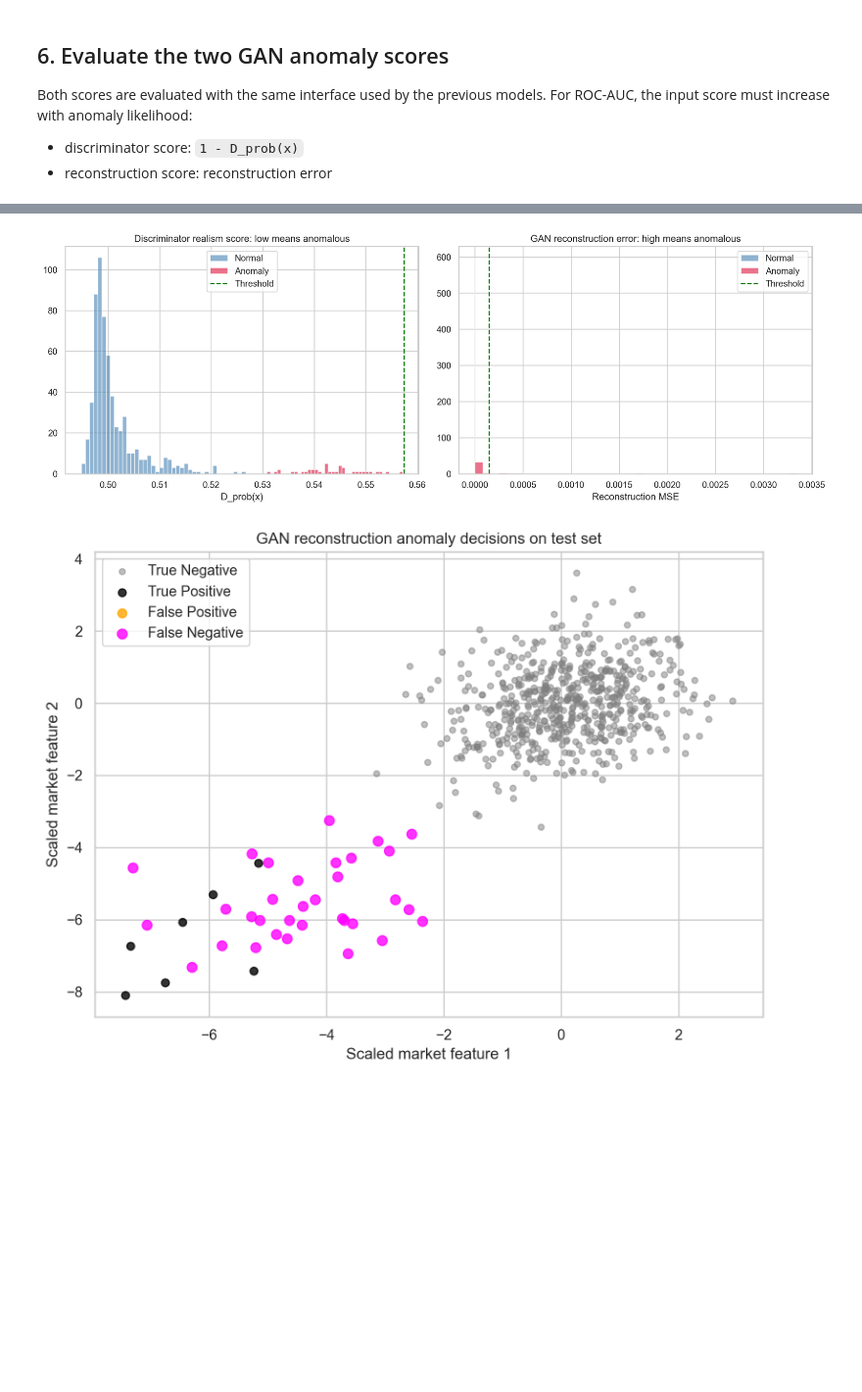
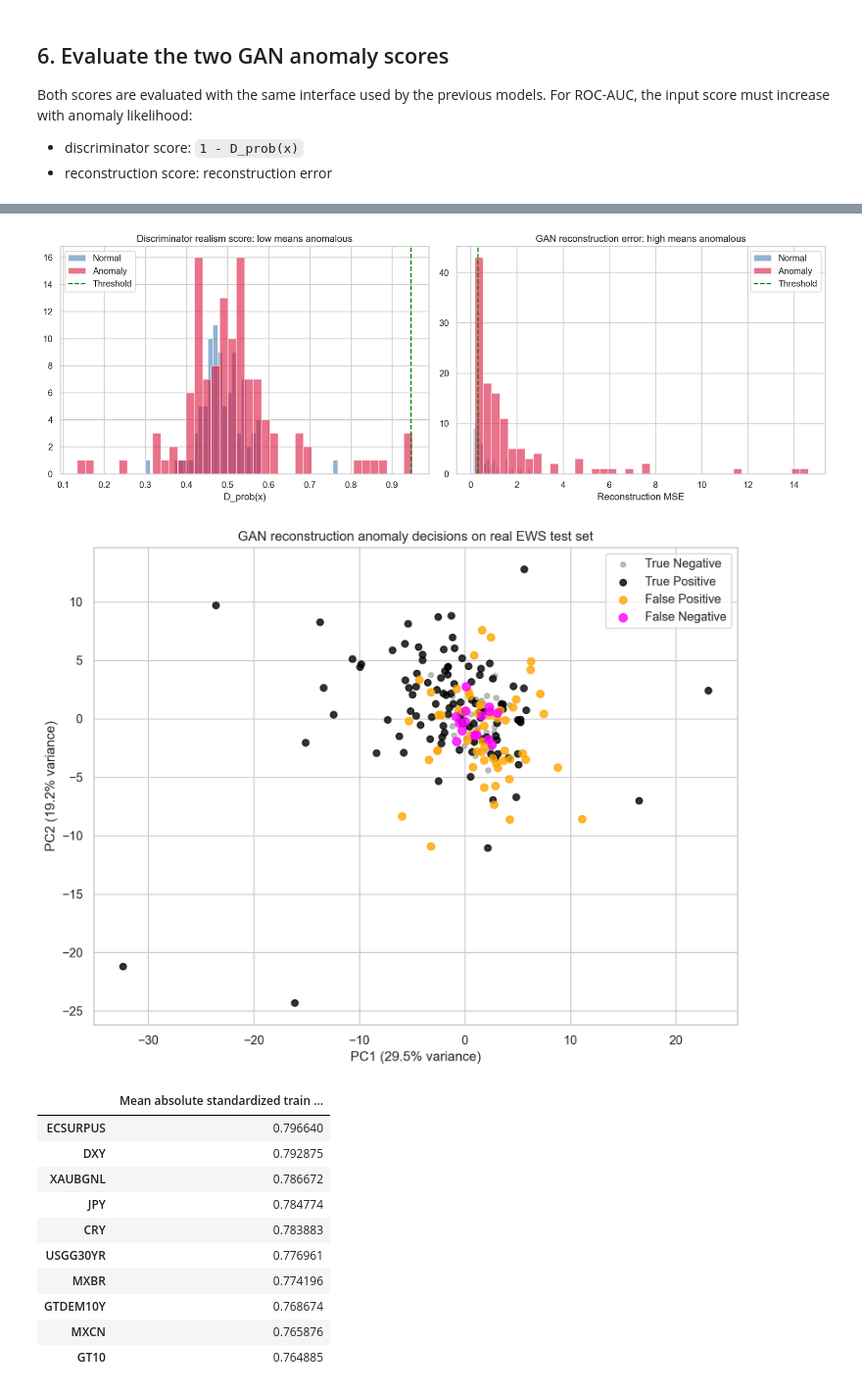
Before and after one commit to Peng-Rao/Fintech, a Jupyter notebook: BC4/GANAnomalyDetectionPoliMI.ipynb, the cells around one changed output, grey strips where cells are left out. Shown at 98% size. Drawn from its saved outputs; the diff is of its cells as text; code cells hidden in the pictures; blank space fills up the shorter version.

Commit message:
feat(bc4): train GAN notebook on real dataset

```diff
--- a/BC4/GANAnomalyDetectionPoliMI.ipynb
+++ b/BC4/GANAnomalyDetectionPoliMI.ipynb
@@ -129,21 +210,23 @@ The generator maps a latent noise vector `z` into a synthetic normal market samp
 # %%
 # GAN architecture
 input_dim = X_train.shape[1]
-latent_dim = 8
-hidden_dim = 32
-batch_size = 128
+latent_dim = min(16, max(4, input_dim // 4))
+hidden_dim = min(128, max(32, input_dim * 2))
+batch_size = min(128, max(16, len(X_train) // 10))
 
 train_tensor = torch.tensor(X_train, dtype=torch.float32)
 train_loader = DataLoader(TensorDataset(train_tensor), batch_size=batch_size, shuffle=True)
 
 class Generator(nn.Module):
-    def __init__(self, latent_dim: int, output_dim: int, hidden_dim: int = 32):
+    def __init__(self, latent_dim: int, output_dim: int, hidden_dim: int = 64):
         super().__init__()
         self.net = nn.Sequential(
             nn.Linear(latent_dim, hidden_dim),
             nn.LeakyReLU(0.2),
+            nn.BatchNorm1d(hidden_dim),
             nn.Linear(hidden_dim, hidden_dim),
             nn.LeakyReLU(0.2),
+            nn.BatchNorm1d(hidden_dim),
             nn.Linear(hidden_dim, output_dim),
         )
 
@@ -151,15 +234,15 @@ class Generator(nn.Module):
         return self.net(z)
 
 class Discriminator(nn.Module):
-    def __init__(self, input_dim: int, hidden_dim: int = 32):
+    def __init__(self, input_dim: int, hidden_dim: int = 64):
         super().__init__()
         self.net = nn.Sequential(
             nn.Linear(input_dim, hidden_dim),
             nn.LeakyReLU(0.2),
-            nn.Dropout(0.1),
+            nn.Dropout(0.2),
             nn.Linear(hidden_dim, hidden_dim),
             nn.LeakyReLU(0.2),
-            nn.Dropout(0.1),
+            nn.Dropout(0.2),
             nn.Linear(hidden_dim, 1),
         )
 
@@ -173,5 +256,9 @@ criterion = nn.BCEWithLogitsLoss()
 g_optimizer = optim.Adam(G.parameters(), lr=1e-3, betas=(0.5, 0.999))
 d_optimizer = optim.Adam(D.parameters(), lr=1e-3, betas=(0.5, 0.999))
 
+print(f"Input dimension: {input_dim}")
+print(f"Latent dimension: {latent_dim}")
+print(f"Hidden dimension: {hidden_dim}")
+print(f"Batch size: {batch_size}")
 G, D
 # %% [output]
@@ -480,43 +568,60 @@ The score distribution shows whether anomalies are separated from normal observa
 # %%
 fig, axes = plt.subplots(1, 2, figsize=(14, 5))
 
 axes[0].hist(test_realism[y_test == 0], bins=40, alpha=0.6, label="Normal", color="steelblue")
 axes[0].hist(test_realism[y_test == 1], bins=40, alpha=0.6, label="Anomaly", color="crimson")
 axes[0].axvline(realism_threshold["epsilon"], color="green", linestyle="--", label="Threshold")
 axes[0].set_title("Discriminator realism score: low means anomalous")
 axes[0].set_xlabel("D_prob(x)")
 axes[0].legend()
 
 axes[1].hist(test_reconstruction_error[y_test == 0], bins=40, alpha=0.6, label="Normal", color="steelblue")
 axes[1].hist(test_reconstruction_error[y_test == 1], bins=40, alpha=0.6, label="Anomaly", color="crimson")
 axes[1].axvline(reconstruction_threshold["epsilon"], color="green", linestyle="--", label="Threshold")
 axes[1].set_title("GAN reconstruction error: high means anomalous")
 axes[1].set_xlabel("Reconstruction MSE")
 axes[1].legend()
 
 plt.tight_layout()
 plt.show()
 
-plt.figure(figsize=(8, 6))
-plt.scatter(X_test[(y_test == 0) & (y_pred_reconstruction == 0), 0],
-            X_test[(y_test == 0) & (y_pred_reconstruction == 0), 1],
+pca = PCA(n_components=2, random_state=SEED)
+X_test_pca = pca.fit_transform(X_test)
+
+plt.figure(figsize=(9, 7))
+plt.scatter(X_test_pca[(y_test == 0) & (y_pred_reconstruction == 0), 0],
+            X_test_pca[(y_test == 0) & (y_pred_reconstruction == 0), 1],
             c="gray", s=20, alpha=0.5, label="True Negative")
-plt.scatter(X_test[(y_test == 1) & (y_pred_reconstruction == 1), 0],
-            X_test[(y_test == 1) & (y_pred_reconstruction == 1), 1],
+plt.scatter(X_test_pca[(y_test == 1) & (y_pred_reconstruction == 1), 0],
+            X_test_pca[(y_test == 1) & (y_pred_reconstruction == 1), 1],
             c="black", s=35, alpha=0.8, label="True Positive")
-plt.scatter(X_test[(y_test == 0) & (y_pred_reconstruction == 1), 0],
-            X_test[(y_test == 0) & (y_pred_reconstruction == 1), 1],
+plt.scatter(X_test_pca[(y_test == 0) & (y_pred_reconstruction == 1), 0],
+            X_test_pca[(y_test == 0) & (y_pred_reconstruction == 1), 1],
             c="orange", s=45, alpha=0.8, label="False Positive")
-plt.scatter(X_test[(y_test == 1) & (y_pred_reconstruction == 0), 0],
-            X_test[(y_test == 1) & (y_pred_reconstruction == 0), 1],
+plt.scatter(X_test_pca[(y_test == 1) & (y_pred_reconstruction == 0), 0],
+            X_test_pca[(y_test == 1) & (y_pred_reconstruction == 0), 1],
             c="magenta", s=55, alpha=0.8, label="False Negative")
-plt.xlabel("Scaled market feature 1")
-plt.ylabel("Scaled market feature 2")
-plt.title("GAN reconstruction anomaly decisions on test set")
+plt.xlabel(f"PC1 ({pca.explained_variance_ratio_[0] * 100:.1f}% variance)")
+plt.ylabel(f"PC2 ({pca.explained_variance_ratio_[1] * 100:.1f}% variance)")
+plt.title("GAN reconstruction anomaly decisions on real EWS test set")
 plt.legend()
 plt.tight_layout()
 plt.show()
+
+feature_summary = pd.Series(np.abs(X_train).mean(axis=0), index=feature_names).sort_values(ascending=False)
+feature_summary.head(10).to_frame("Mean absolute standardized train value")
 # %% [output]
-[figure, old version]
+[figure, new version]
-[figure, old version]
+[figure, new version]
+|  | Mean absolute standardized train ... |
+| ECSURPUS | 0.796640 |
+| DXY | 0.792875 |
+| XAUBGNL | 0.786672 |
+| JPY | 0.784774 |
+| CRY | 0.783883 |
+| USGG30YR | 0.776961 |
+| MXBR | 0.774196 |
+| GTDEM10Y | 0.768674 |
+| MXCN | 0.765876 |
+| GT10 | 0.764885 |
 # %% [markdown]
```
Also changed, not shown: parts of 11 cells of this notebook.
